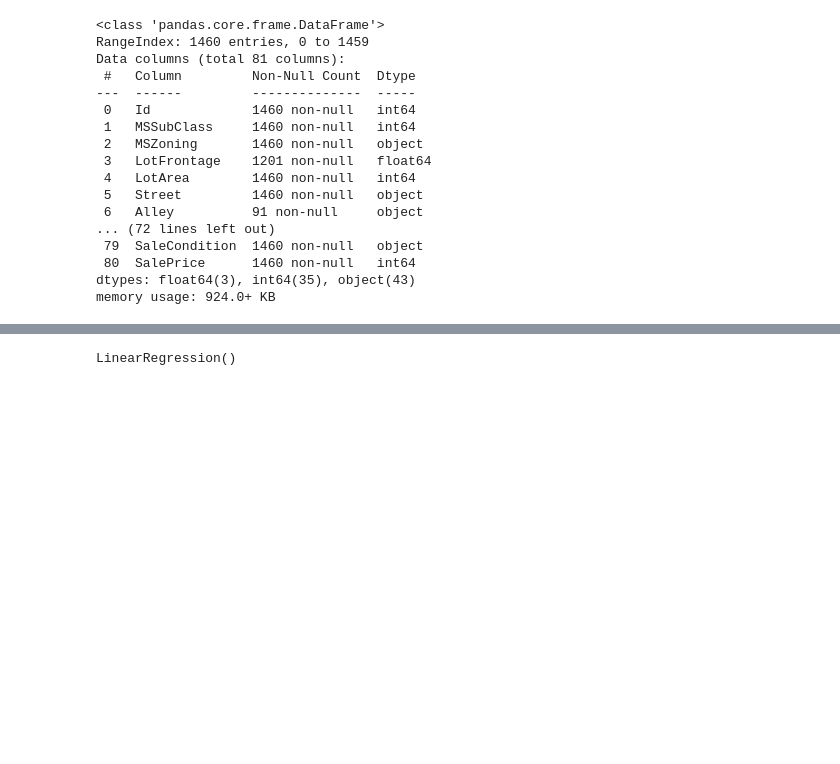
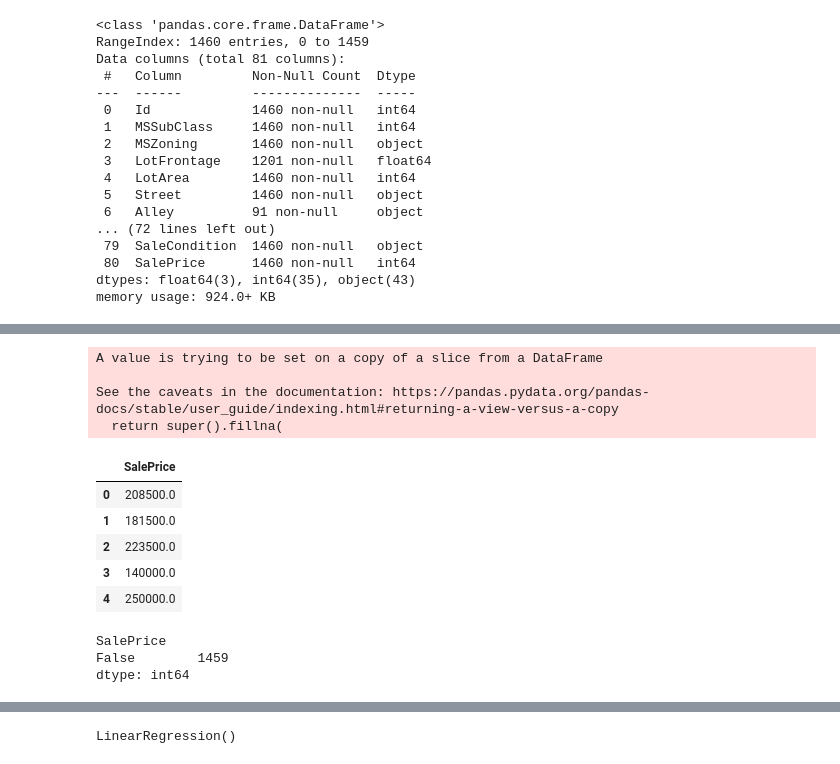
Before and after one commit to larrysman/dsp-olanrewaju-adegoke, a Jupyter notebook: notebooks/house-prices-modeling.ipynb, the cells around one changed output, grey strips where cells are left out. Saved outputs shown, nothing was run; the diff lists cells and outputs as text; code cells hidden in the pictures; blank space fills up the shorter version.

```diff
--- a/notebooks/house-prices-modeling-Copy2.ipynb
+++ b/notebooks/house-prices-modeling.ipynb
@@ -222,0 +223,21 @@ Name: SalePrice, dtype: int64
+# %%
+y['SalePrice'].fillna(y['SalePrice'].mean(), inplace = True)
+
+y.head()
+# %% [output]
+A value is trying to be set on a copy of a slice from a DataFrame
+
+See the caveats in the documentation: https://pandas.pydata.org/pandas-docs/stable/user_guide/indexing.html#returning-a-view-versus-a-copy
+  return super().fillna(
+|  | SalePrice |
+| 0 | 208500.0 |
+| 1 | 181500.0 |
+| 2 | 223500.0 |
+| 3 | 140000.0 |
+| 4 | 250000.0 |
+# %%
+y.isna().value_counts()
+# %% [output]
+SalePrice
+False        1459
+dtype: int64
```
Also changed, not shown: parts of 76 cells of this notebook, 2 other files.
